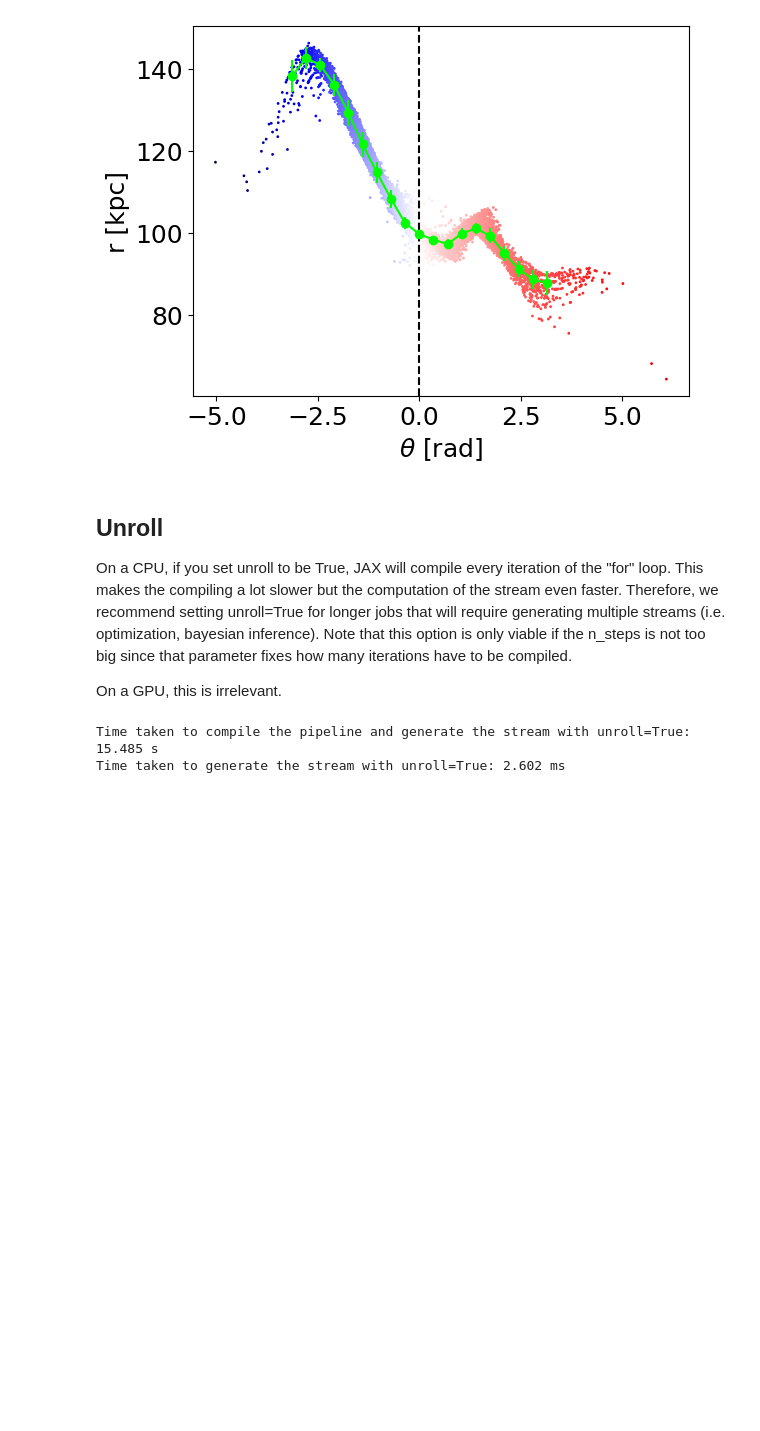
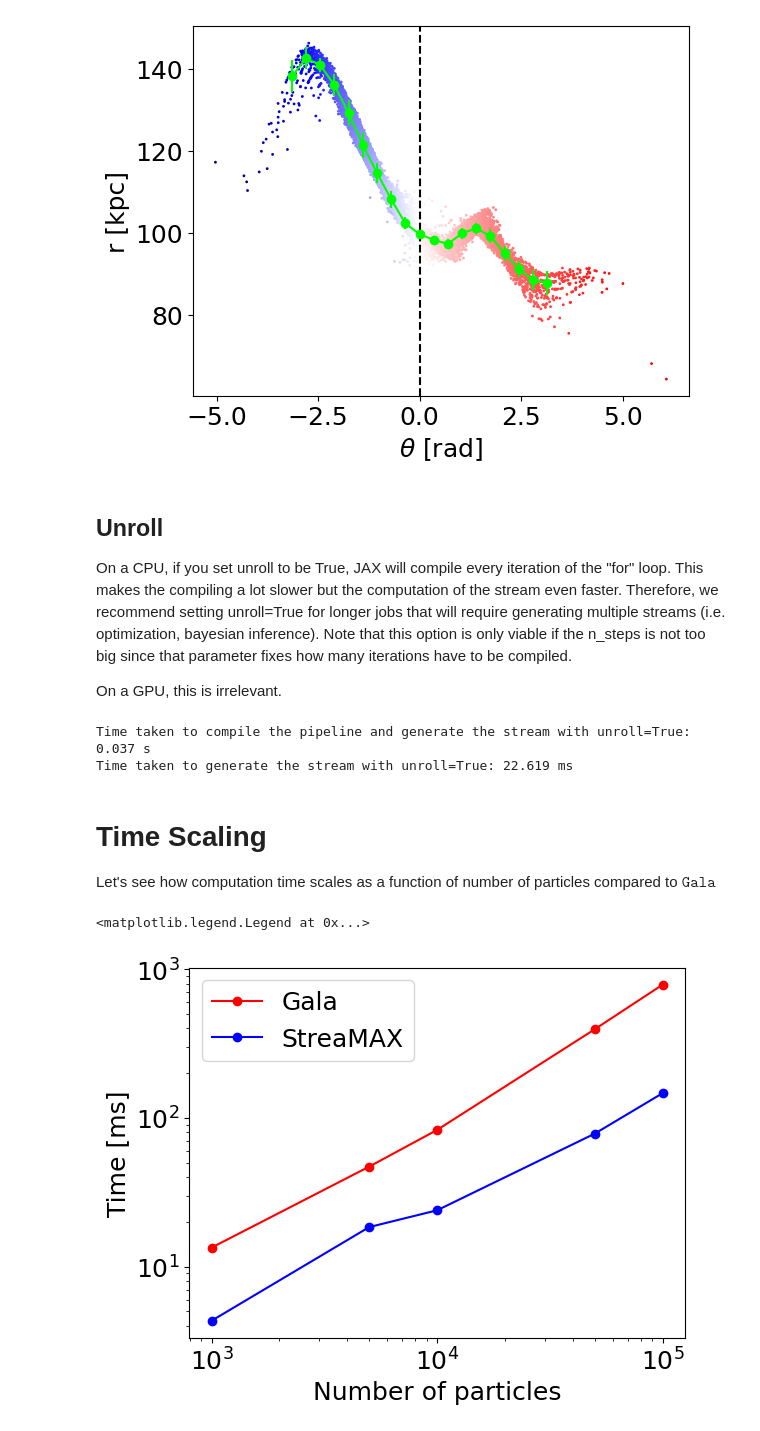
Before and after one commit to David-Chemaly/StreaMAX, a Jupyter notebook: quick_start.ipynb, the cells around one changed output. Saved outputs shown, nothing was run; the diff lists cells and outputs as text; code cells hidden in the pictures; blank space fills up the shorter version.

Commit message:
adding time scaling with Gala comparaison

```diff
--- a/quick_start.ipynb
+++ b/quick_start.ipynb
@@ -34,9 +34,9 @@ xv_f = jnp.array([100.0, 0.0, 0.0,  # Position in kpc
 time  = 8. # Gyr
 alpha = 1.
 
-n_particles = 100000
+n_particles = 10000
 n_steps     = 99 # n_steps+1 must be a factor of n_particles
-unroll      = False
+unroll      = True
 # %% [markdown]
 ## Second, generate the stream!
 # %%
@@ -107,24 +114,28 @@ On a GPU, this is irrelevant.
 unroll = True
 
 a = tt.time()
-t_sat, xv_sat, xv_stream, xhi_stream = StreaMAX.generate_stream(xv_f,
+t_sat, xv_sat, xv_stream, xhi_stream = jax.block_until_ready(StreaMAX.generate_stream(xv_f,
                                                         type_host, params_host,
                                                         type_sat, params_sat,
                                                         time, alpha, n_steps,
                                                         n_particles,
-                                                        unroll)
+                                                        unroll))
 b = tt.time()
 print("Time taken to compile the pipeline and generate the stream with unroll=True: {:.3f} s".format((b-a)))
 
 a = tt.time()
-t_sat, xv_sat, xv_stream, xhi_stream = StreaMAX.generate_stream(xv_f,
-                                                        type_host, params_host,
-                                                        type_sat, params_sat,
-                                                        time, alpha, n_steps,
-                                                        n_particles,
-                                                        unroll)
+t_sat, xv_sat, xv_stream, xhi_stream = jax.block_until_ready(StreaMAX.generate_stream(xv_f,
+                                                                type_host, params_host,
+                                                                type_sat, params_sat,
+                                                                time, alpha, n_steps,
+                                                                n_particles,
+                                                                unroll))
 b = tt.time()
 print("Time taken to generate the stream with unroll=True: {:.3f} ms".format((b-a)*1000))
 # %% [output]
-Time taken to compile the pipeline and generate the stream with unroll=True: 15.485 s
-Time taken to generate the stream with unroll=True: 2.602 ms
+Time taken to compile the pipeline and generate the stream with unroll=True: 0.037 s
+Time taken to generate the stream with unroll=True: 22.619 ms
+# %% [markdown]
+# Time Scaling
+
+Let's see how computation time scales as a function of number of particles compared to $\texttt{Gala}$
@@ -130,0 +161,42 @@ Time taken to generate the stream with unroll=True: 2.602 ms
+# %%
+StreaMAX_time, Gala_time = [], []
+n_particles_list = [1000, 5000, 10_000, 50_000, 100_000]
+for n_particles in n_particles_list:
+    # Compiling
+    t_sat, xv_sat, xv_stream, xhi_stream = StreaMAX.generate_stream(xv_f,
+                                                            type_host, params_host,
+                                                            type_sat, params_sat,
+                                                            time, alpha, n_steps,
+                                                            n_particles,
+                                                            unroll)
+
+    StreaMAX_average, Gala_average = 0, 0
+    for _ in range(100):
+        a = tt.time()
+        t_sat, xv_sat, xv_stream, xhi_stream = jax.block_until_ready(StreaMAX.generate_stream(xv_f,
+                                                                        type_host, params_host,
+                                                                        type_sat, params_sat,
+                                                                        time, alpha, n_steps,
+                                                                        n_particles,
+                                                                        unroll))
+        b = tt.time()
+        StreaMAX_average += (b-a)*1000
+
+        a = tt.time()
+        stream, prog = gen.run(prog_w0, prog_mass, dt=-time/(n_steps) * u.Gyr, n_steps=n_steps, n_particles=n_particles/200, Integrator='leapfrog')
+        b = tt.time()
+        Gala_average += (b-a)*1000
+
+    StreaMAX_time.append(StreaMAX_average/100)
+    Gala_time.append(Gala_average/100)
+# %%
+plt.plot(n_particles_list, Gala_time, '-o', color='red', label='Gala')
+plt.plot(n_particles_list, StreaMAX_time, '-o', color='blue', label='StreaMAX')
+plt.xscale('log')
+plt.yscale('log')
+plt.xlabel('Number of particles')
+plt.ylabel('Time [ms]')
+plt.legend(loc='best')
+# %% [output]
+<matplotlib.legend.Legend at 0x...>
+[figure, added]
```
Also changed, not shown: parts of 3 cells of this notebook.
